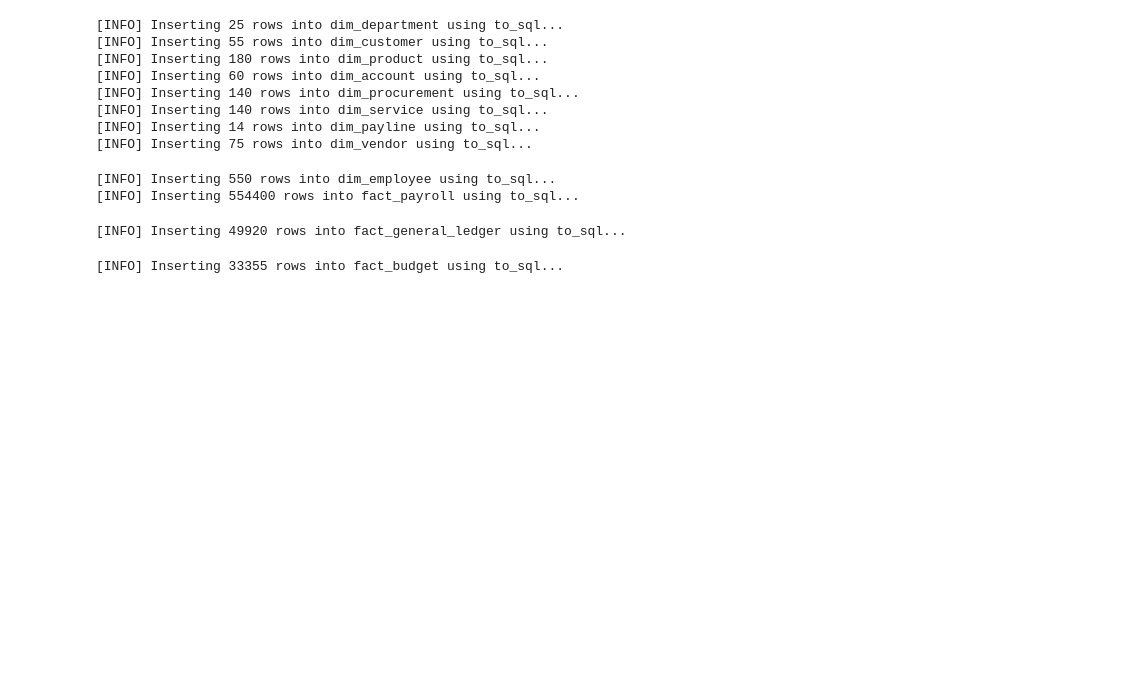
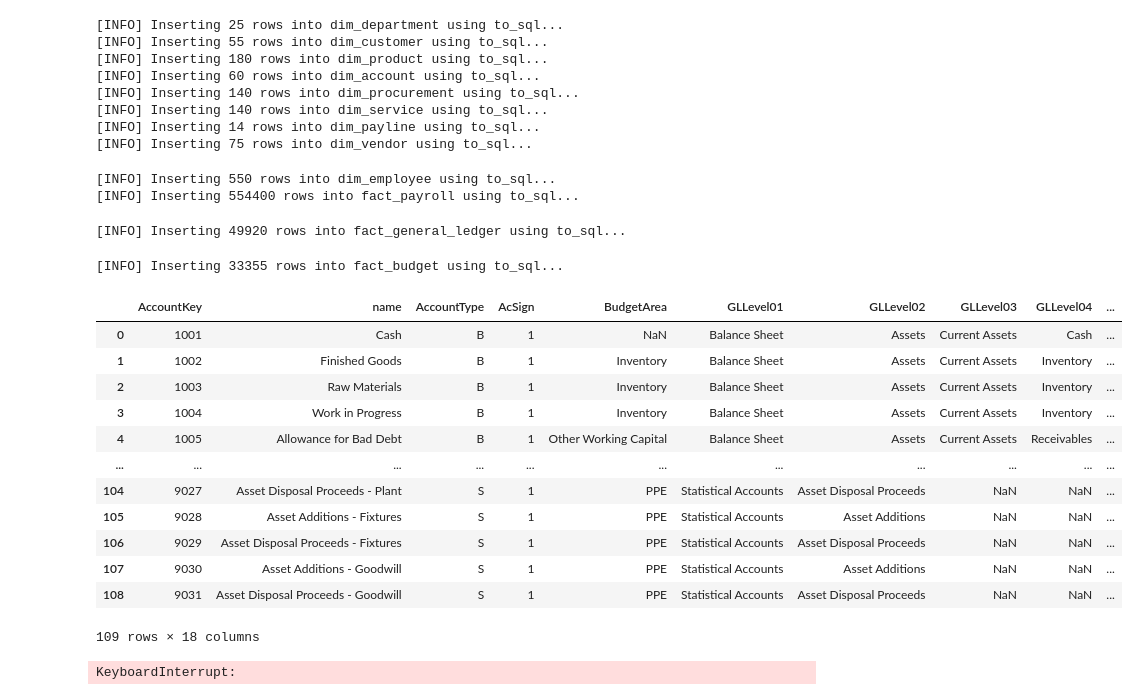
Before and after one commit to JBaltaMG/SynetheticDataGeneration, a Jupyter notebook: main.ipynb, the cells around one changed output. Saved outputs shown, nothing was run; the diff lists cells and outputs as text; code cells hidden in the pictures; blank space fills up the shorter version.

```diff
--- a/main.ipynb
+++ b/main.ipynb
@@ -53,0 +467,25 @@ execute_db_operations(version_tag)
+# %%
+import pandas as pd
+
+df_accounts = pd.read_csv("data/inputdata/coa_general.csv", sep = ";")
+# %%
+df_accounts
+# %% [output]
+|  | AccountKey | name | AccountType | AcSign | BudgetArea | GLLevel01 | GLLevel02 | GLLevel03 | GLLevel04 | ... |
+| 0 | 1001 | Cash | B | 1 | NaN | Balance Sheet | Assets | Current Assets | Cash | ... |
+| 1 | 1002 | Finished Goods | B | 1 | Inventory | Balance Sheet | Assets | Current Assets | Inventory | ... |
+| 2 | 1003 | Raw Materials | B | 1 | Inventory | Balance Sheet | Assets | Current Assets | Inventory | ... |
+| 3 | 1004 | Work in Progress | B | 1 | Inventory | Balance Sheet | Assets | Current Assets | Inventory | ... |
+| 4 | 1005 | Allowance for Bad Debt | B | 1 | Other Working Capital | Balance Sheet | Assets | Current Assets | Receivables | ... |
+| ... | ... | ... | ... | ... | ... | ... | ... | ... | ... | ... |
+| 104 | 9027 | Asset Disposal Proceeds - Plant | S | 1 | PPE | Statistical Accounts | Asset Disposal Proceeds | NaN | NaN | ... |
+| 105 | 9028 | Asset Additions - Fixtures | S | 1 | PPE | Statistical Accounts | Asset Additions | NaN | NaN | ... |
+| 106 | 9029 | Asset Disposal Proceeds - Fixtures | S | 1 | PPE | Statistical Accounts | Asset Disposal Proceeds | NaN | NaN | ... |
+| 107 | 9030 | Asset Additions - Goodwill | S | 1 | PPE | Statistical Accounts | Asset Additions | NaN | NaN | ... |
+| 108 | 9031 | Asset Disposal Proceeds - Goodwill | S | 1 | PPE | Statistical Accounts | Asset Disposal Proceeds | NaN | NaN | ... |
+109 rows × 18 columns
+# %%
+tailored_coa = tailor_coa_names_llm(df_accounts, company_name=company_name)
+tailored_coa.head()
+# %% [output]
+KeyboardInterrupt:
```
Also changed, not shown: parts of 36 cells of this notebook, 7 other files.
